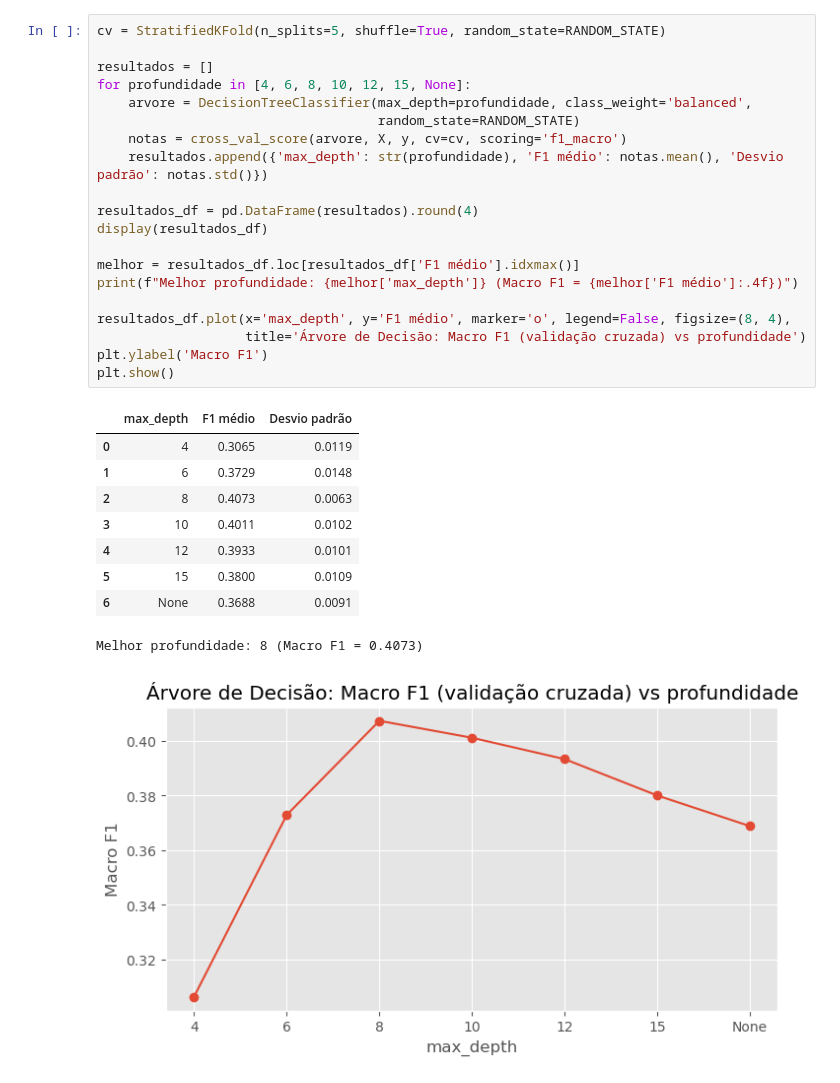
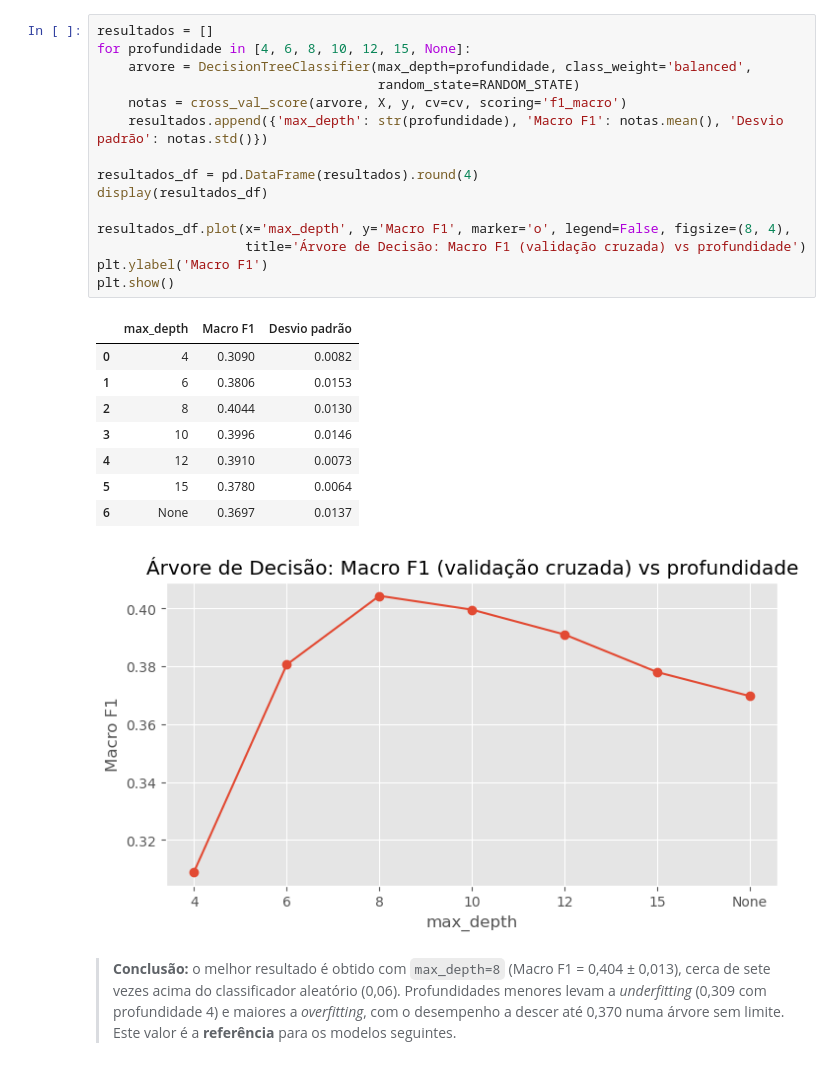
Before and after one commit to davidalves2/DAA, a Jupyter notebook: notebooks/Notebook_03.ipynb, the cells around one changed output. Drawn from its saved outputs; the diff is of its cells as text.

```diff
--- a/notebooks/Notebook_03.ipynb
+++ b/notebooks/Notebook_03.ipynb
@@ -43,32 +84,28 @@ Treinamos uma árvore de decisão com `class_weight='balanced'`, que dá mais pe
 # %%
-cv = StratifiedKFold(n_splits=5, shuffle=True, random_state=RANDOM_STATE)
-
 resultados = []
 for profundidade in [4, 6, 8, 10, 12, 15, None]:
     arvore = DecisionTreeClassifier(max_depth=profundidade, class_weight='balanced',
                                     random_state=RANDOM_STATE)
     notas = cross_val_score(arvore, X, y, cv=cv, scoring='f1_macro')
-    resultados.append({'max_depth': str(profundidade), 'F1 médio': notas.mean(), 'Desvio padrão': notas.std()})
+    resultados.append({'max_depth': str(profundidade), 'Macro F1': notas.mean(), 'Desvio padrão': notas.std()})
 
 resultados_df = pd.DataFrame(resultados).round(4)
 display(resultados_df)
 
-melhor = resultados_df.loc[resultados_df['F1 médio'].idxmax()]
-print(f"Melhor profundidade: {melhor['max_depth']} (Macro F1 = {melhor['F1 médio']:.4f})")
-
-resultados_df.plot(x='max_depth', y='F1 médio', marker='o', legend=False, figsize=(8, 4),
+resultados_df.plot(x='max_depth', y='Macro F1', marker='o', legend=False, figsize=(8, 4),
                    title='Árvore de Decisão: Macro F1 (validação cruzada) vs profundidade')
 plt.ylabel('Macro F1')
 plt.show()
 # %% [output]
-|  | max_depth | F1 médio | Desvio padrão |
-| 0 | 4 | 0.3065 | 0.0119 |
-| 1 | 6 | 0.3729 | 0.0148 |
-| 2 | 8 | 0.4073 | 0.0063 |
-| 3 | 10 | 0.4011 | 0.0102 |
-| 4 | 12 | 0.3933 | 0.0101 |
-| 5 | 15 | 0.3800 | 0.0109 |
-| 6 | None | 0.3688 | 0.0091 |
+|  | max_depth | Macro F1 | Desvio padrão |
+| 0 | 4 | 0.3090 | 0.0082 |
+| 1 | 6 | 0.3806 | 0.0153 |
+| 2 | 8 | 0.4044 | 0.0130 |
+| 3 | 10 | 0.3996 | 0.0146 |
+| 4 | 12 | 0.3910 | 0.0073 |
+| 5 | 15 | 0.3780 | 0.0064 |
+| 6 | None | 0.3697 | 0.0137 |
-Melhor profundidade: 8 (Macro F1 = 0.4073)
-[figure, old version]
+[figure, new version]
+# %% [markdown]
+> **Conclusão:** o melhor resultado é obtido com `max_depth=8` (Macro F1 = 0,404 ± 0,013), cerca de sete vezes acima do classificador aleatório (0,06). Profundidades menores levam a *underfitting* (0,309 com profundidade 4) e maiores a *overfitting*, com o desempenho a descer até 0,370 numa árvore sem limite. Este valor é a **referência** para os modelos seguintes.
 # %% [markdown]
```
Also changed, not shown: parts of 18 cells of this notebook, 5 other files.
